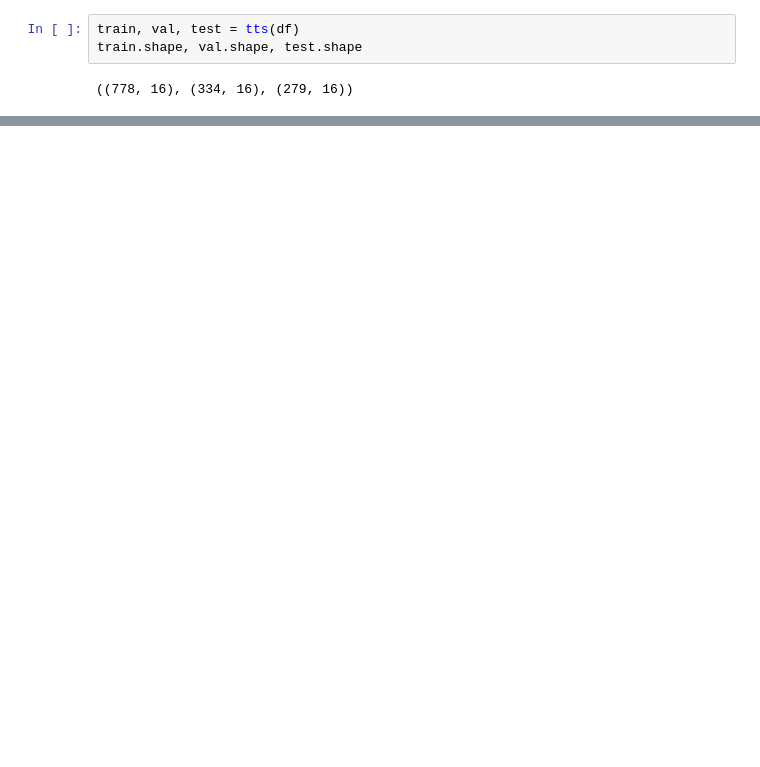
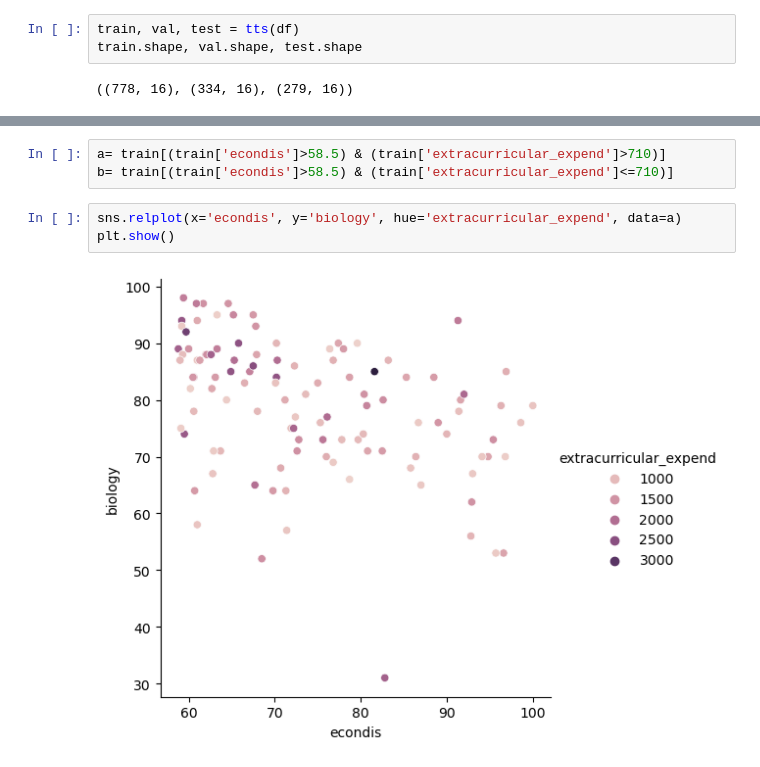
Before and after one commit to college-readiness-preds/capstone_readiness, a Jupyter notebook: Andy/explore.ipynb, the cells around one changed output, grey strips where cells are left out. Saved outputs shown, nothing was run; the diff lists cells and outputs as text; blank space fills up the shorter version.

```diff
--- a/Andy/explore.ipynb
+++ b/Andy/explore.ipynb
@@ -54,0 +284,8 @@ train.shape, val.shape, test.shape
+# %%
+a= train[(train['econdis']>58.5) & (train['extracurricular_expend']>710)]
+b= train[(train['econdis']>58.5) & (train['extracurricular_expend']<=710)]
+# %%
+sns.relplot(x='econdis', y='biology', hue='extracurricular_expend', data=a)
+plt.show()
+# %% [output]
+[figure, added]
```
Also changed, not shown: parts of 82 cells of this notebook, 1 other file.
